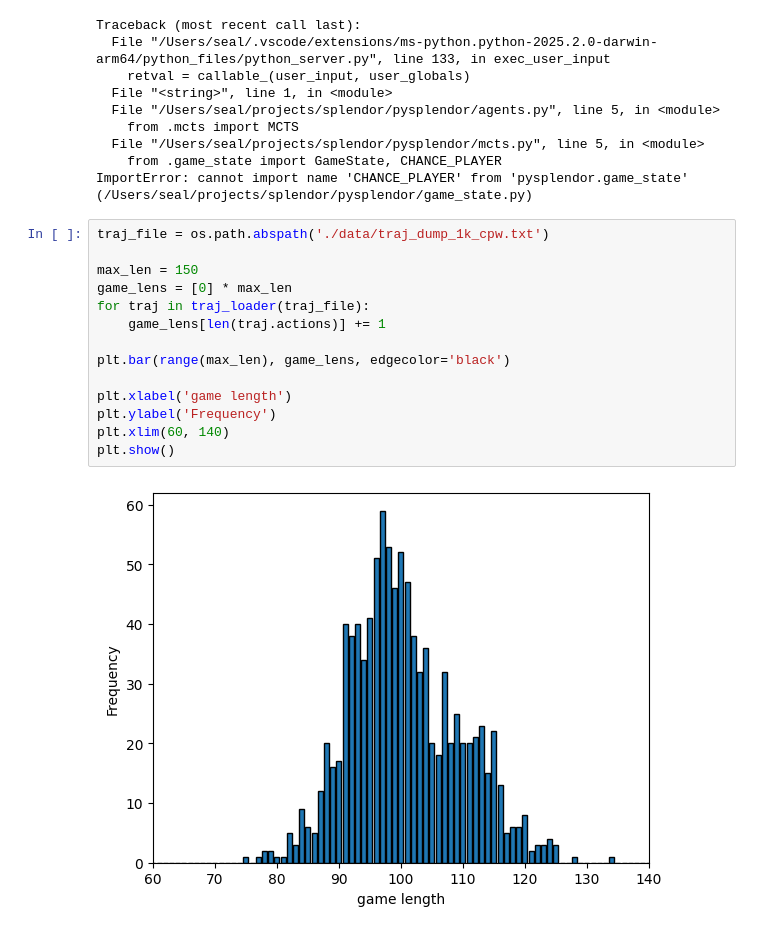
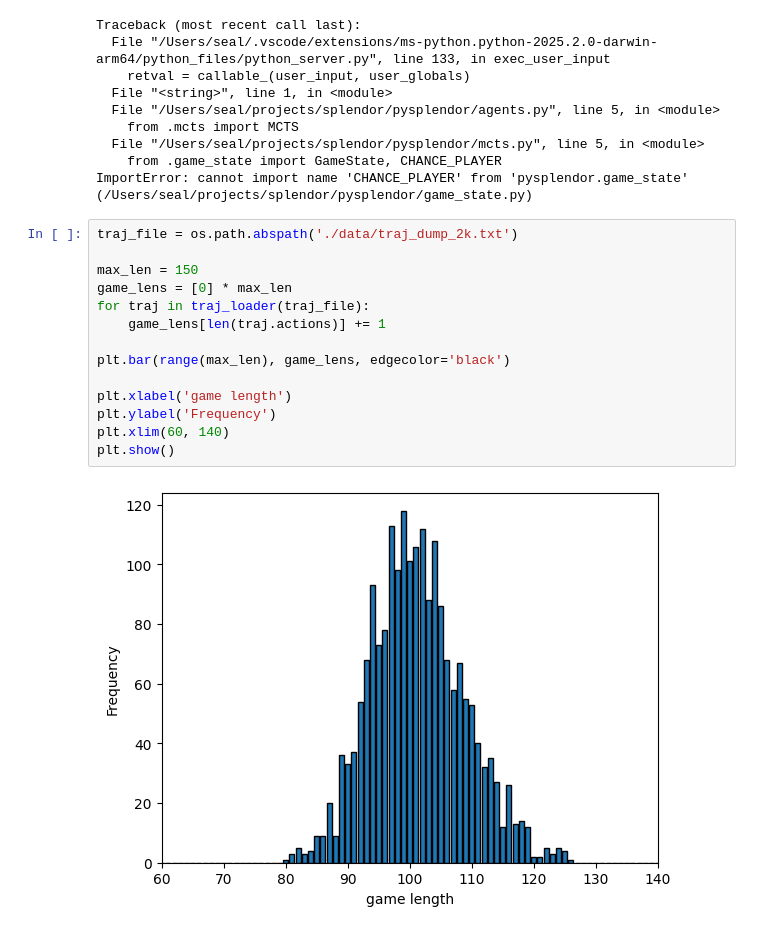
Before and after one commit to seal256/splendor, a Jupyter notebook: inspect_data.ipynb, the cells around one changed output. Cells and saved outputs as stored; diff of their text form.

```diff
--- a/inspect_data.ipynb
+++ b/inspect_data.ipynb
@@ -188,18 +188,18 @@ Traceback (most recent call last):
     from .game_state import GameState, CHANCE_PLAYER
 ImportError: cannot import name 'CHANCE_PLAYER' from 'pysplendor.game_state' (/Users/seal/projects/splendor/pysplendor/game_state.py)
 # %%
-traj_file = os.path.abspath('./data/traj_dump_1k_cpw.txt')
+traj_file = os.path.abspath('./data/traj_dump_2k.txt')
 
 max_len = 150
 game_lens = [0] * max_len
 for traj in traj_loader(traj_file):
     game_lens[len(traj.actions)] += 1
 
 plt.bar(range(max_len), game_lens, edgecolor='black')
 
 plt.xlabel('game length')
 plt.ylabel('Frequency')
 plt.xlim(60, 140)
 plt.show()
 # %% [output]
-[figure, old version]
+[figure, new version]
```
Also changed, not shown: 5 other files.
